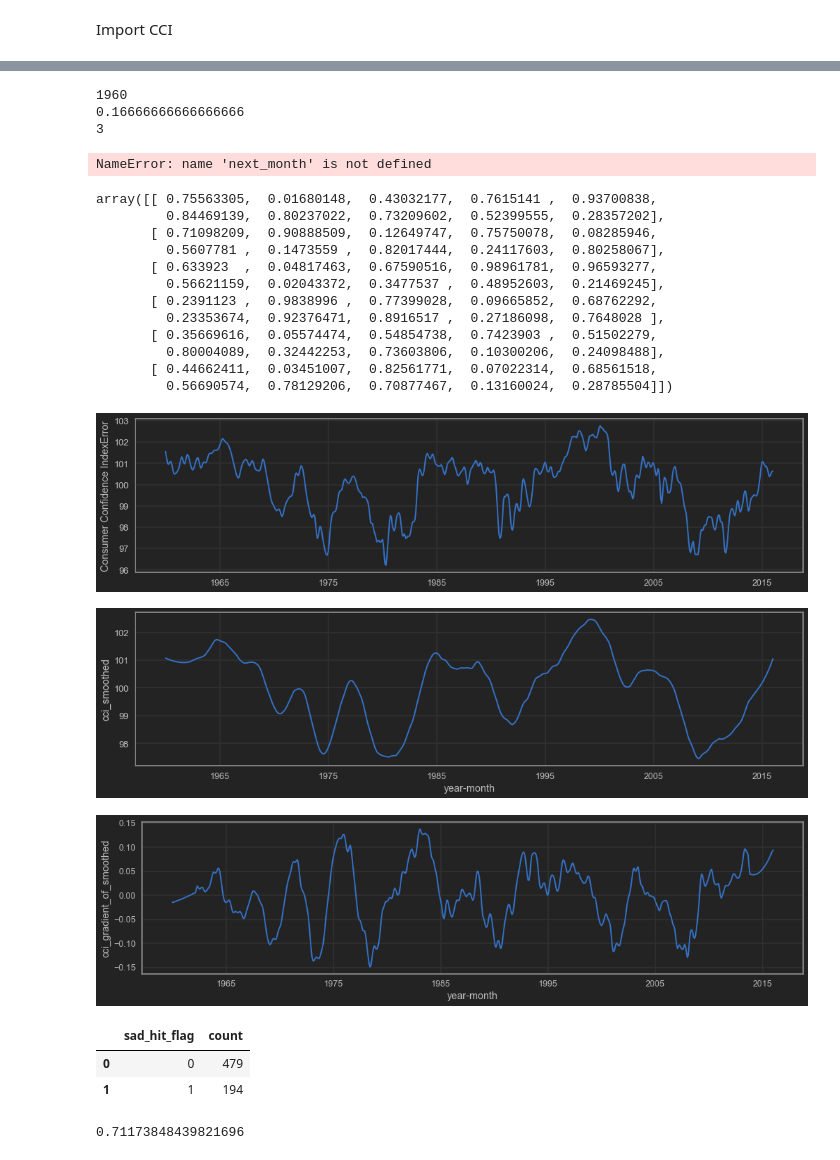
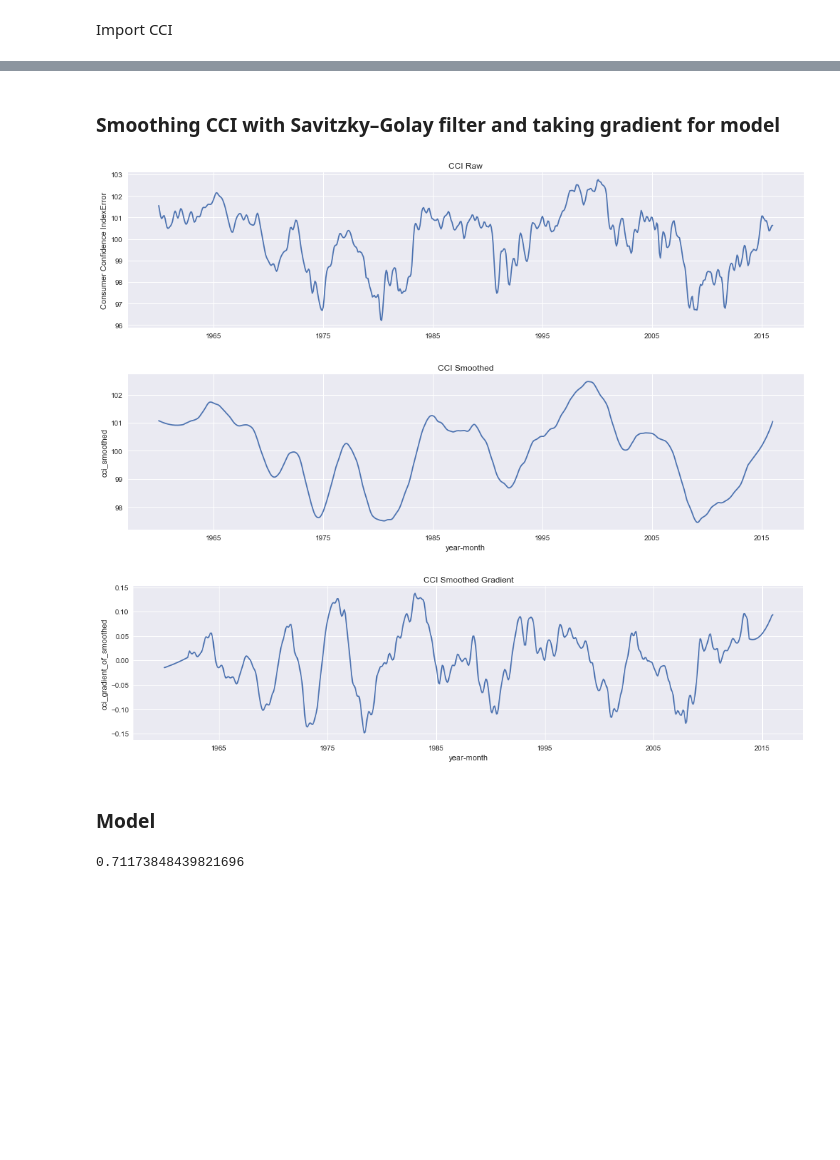
Before and after one commit to akraemer007/what_exactly_are_we_turning_down_for_again, a Jupyter notebook: EDA/eda.ipynb, the cells around one changed output, grey strips where cells are left out. Drawn from its saved outputs; the diff is of its cells as text; code cells hidden in the pictures; blank space fills up the shorter version.

```diff
--- a/EDA/eda.ipynb
+++ b/EDA/eda.ipynb
@@ -472,45 +437,0 @@ plt.show()
-# %%
-sad_flag_df = flag_df[flag_df['sad_hit_flag'] == 1]
-import datetime
-for i in sad_flag_df.index:
-    next_month = datetime.datetime(i.year + (i.month / 12), ((i.month % 12) + 1), 1)
-    print(i, next_month)
-
-#     print(i, i +  ) # add a month subtract a day.
-
-# # Getting the boundaries for dates in feb and march
-# period = df[(df.index.month > 1) & (df.index.month < 3)].index
-# # Highlighting
-# ax.axvspan(min(period) - MonthBegin(), max(period) + MonthEnd(),
-#            facecolor='g', edgecolor='none', alpha=.2)
-
-# highlight_weekends(flag_df.index)
-# %% [output]
-1960
-0.16666666666666666
-3
-NameError: name 'next_month' is not defined
-# %%
-Z = np.random.rand(6, 10)
-
-# fig, (ax0, ax1) = plt.subplots(2, 1)
-
-# c = ax0.pcolor(X = sad_flag_df.index, Y = sad_flag_df.sad_hit_flag, C = ['purple'])
-# ax0.set_title('default: no edges')
-
-# fig.tight_layout()
-# plt.show()
-Z
-# %% [output]
-array([[ 0.75563305,  0.01680148,  0.43032177,  0.7615141 ,  0.93700838,
-         0.84469139,  0.80237022,  0.73209602,  0.52399555,  0.28357202],
-       [ 0.71098209,  0.90888509,  0.12649747,  0.75750078,  0.08285946,
-         0.5607781 ,  0.1473559 ,  0.82017444,  0.24117603,  0.80258067],
-       [ 0.633923  ,  0.04817463,  0.67590516,  0.98961781,  0.96593277,
-         0.56621159,  0.02043372,  0.3477537 ,  0.48952603,  0.21469245],
-       [ 0.2391123 ,  0.9838996 ,  0.77399028,  0.09665852,  0.68762292,
-         0.23353674,  0.92376471,  0.8916517 ,  0.27186098,  0.7648028 ],
-       [ 0.35669616,  0.05574474,  0.54854738,  0.7423903 ,  0.51502279,
-         0.80004089,  0.32442253,  0.73603806,  0.10300206,  0.24098488],
-       [ 0.44662411,  0.03451007,  0.82561771,  0.07022314,  0.68561518,
-         0.56690574,  0.78129206,  0.70877467,  0.13160024,  0.28785504]])
@@ -523,36 +438,37 @@ from scipy.signal import savgol_filter
+# %% [markdown]
+### Smoothing CCI with Savitzky–Golay filter and taking gradient for model
 # %%
+from scipy.signal import savgol_filter
+
 plt.subplots(figsize=(17,4))
-
 plt.plot(flag_df['cci_value'])
+plt.title('CCI Raw')
 plt.ylabel('Consumer Confidence IndexError')
 plt.show()
 
 plt.subplots(figsize=(17,4))
 flag_df['smooth_cci'] = savgol_filter(flag_df['cci_value'], 55, 3)
-
+plt.title('CCI Smoothed')
 plt.plot(flag_df['smooth_cci'])
 plt.xlabel('year-month')
 plt.ylabel('cci_smoothed')
 
 plt.show()
 
 plt.subplots(figsize=(17,4))
 flag_df['cci_gradient_smooth'] = np.gradient(flag_df['smooth_cci'])
+plt.title('CCI Smoothed Gradient')
 plt.plot(flag_df['cci_gradient_smooth'])
 plt.xlabel('year-month')
 plt.ylabel('cci_gradient_of_smoothed')
 
 plt.show()
 # %% [output]
-[figure, old version]
+[figure, new version]
-[figure, old version]
+[figure, new version]
-[figure, old version]
+[figure, new version]
-# %%
-flag_df.groupby('sad_hit_flag')['year'].count().reset_index(name = 'count')
-# %% [output]
-|  | sad_hit_flag | count |
-| 0 | 0 | 479 |
-| 1 | 1 | 194 |
+# %% [markdown]
+### Model
 # %%
 from sklearn.linear_model import LogisticRegression
 lr = LogisticRegression()
```
Also changed, not shown: parts of 27 cells of this notebook, 1 other file.
